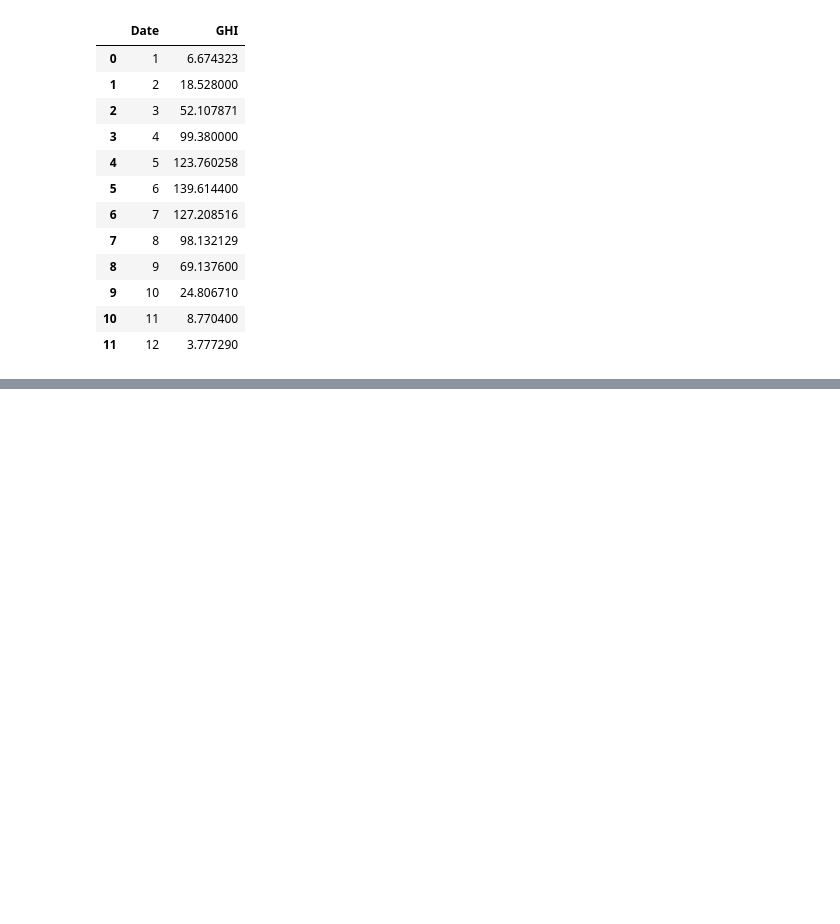
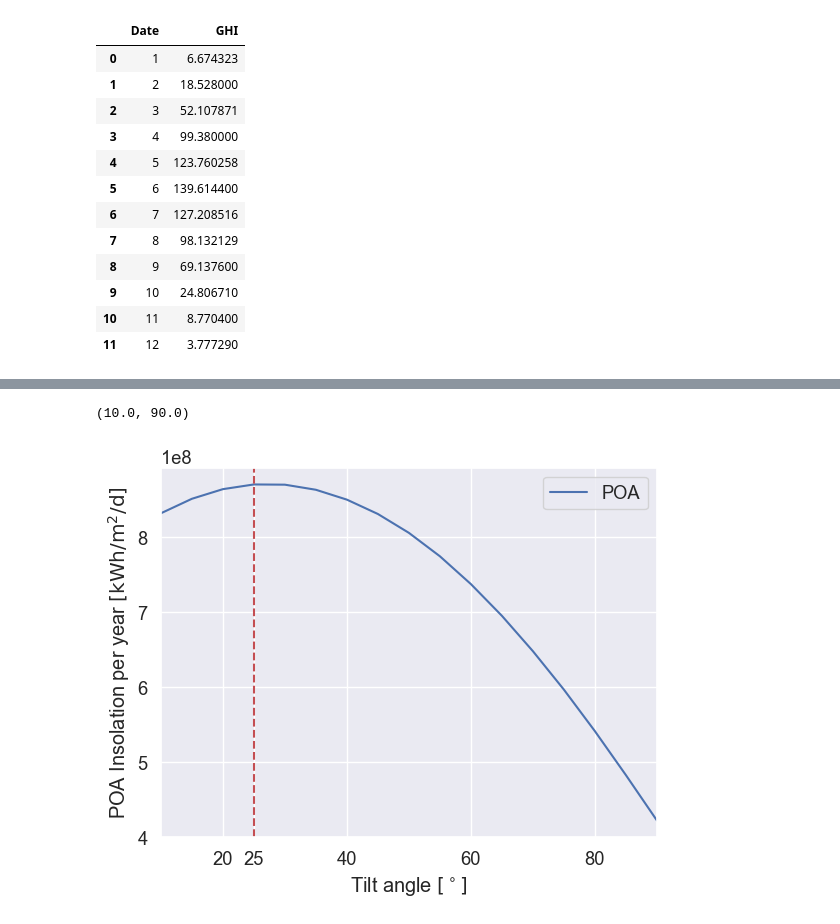
Before and after one commit to BastianValhoj/pv3, a Jupyter notebook: notebooks/bastian_part1.ipynb, the cells around one changed output, grey strips where cells are left out. Cells and saved outputs as stored; diff of their text form; code cells hidden in the pictures; blank space fills up the shorter version.

```diff
--- a/notebooks/bastian_part1.ipynb
+++ b/notebooks/bastian_part1.ipynb
@@ -92,0 +95,21 @@ ax.set_xticklabels(xtick_label);
+# %%
+tilt_data = pd.read_csv('../data/tilt.csv', index_col=0, header=None).T
+
+tilt_data.sort_values(by="tilt", inplace=True)
+# %%
+fig, ax = plt.subplots()
+tilt_data.plot(x="tilt", y="POA", ax=ax)
+ax.set_xlabel(r"Tilt angle $[^\circ]$")
+ax.set_ylabel(r"POA Insolation per year $[\mathrm{kWh/m^2/d}]$")
+
+maxid = tilt_data.POA.idxmax()
+ax.axvline(x=tilt_data.tilt[maxid], color='r', linestyle='--')
+xticks = ax.get_xticks()
+
+xticks = np.append(xticks, tilt_data.tilt[maxid])
+xticks.sort()
+ax.set_xticks(xticks)
+ax.set_xlim(10, 90)
+# %% [output]
+(10.0, 90.0)
+[figure, added]
```
Also changed, not shown: parts of 3 cells of this notebook.
